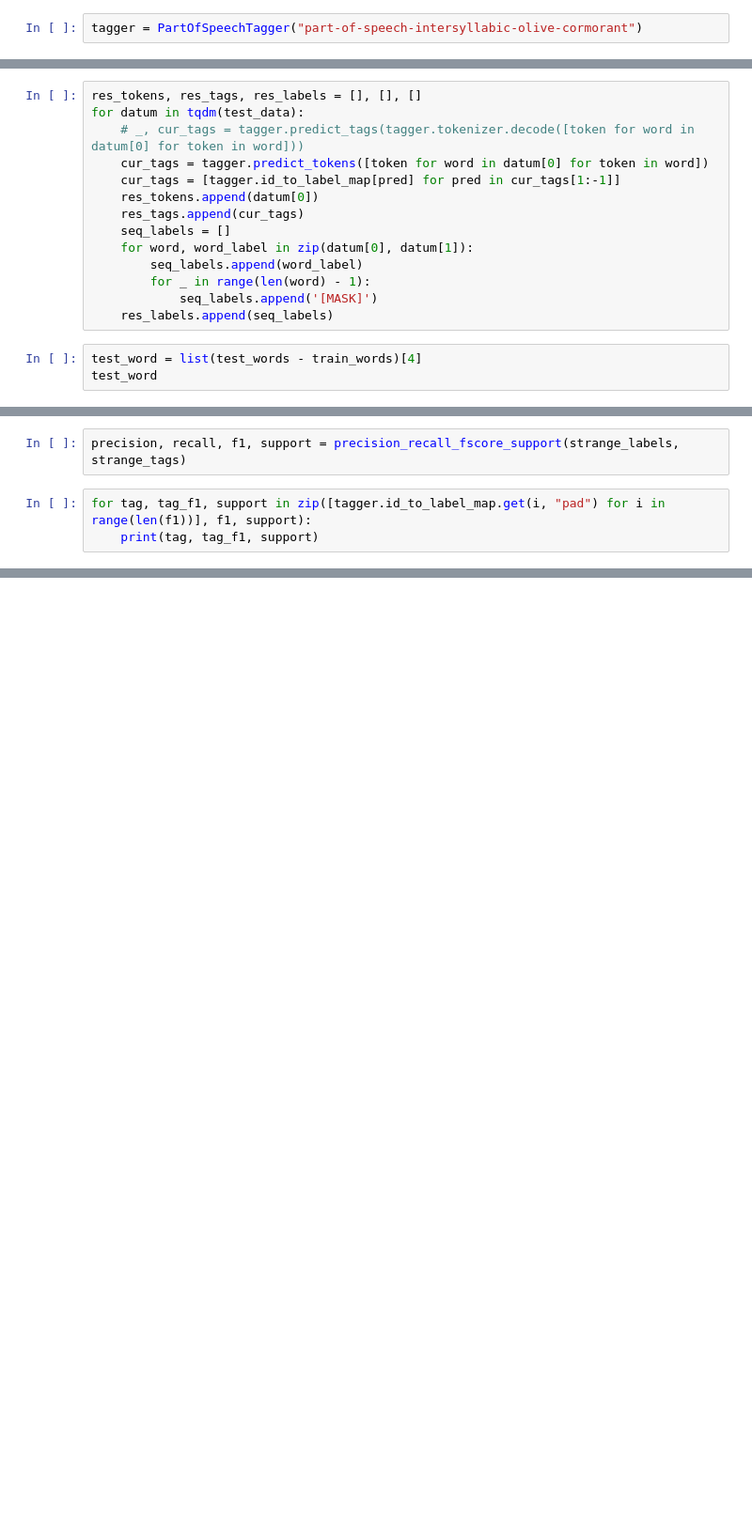
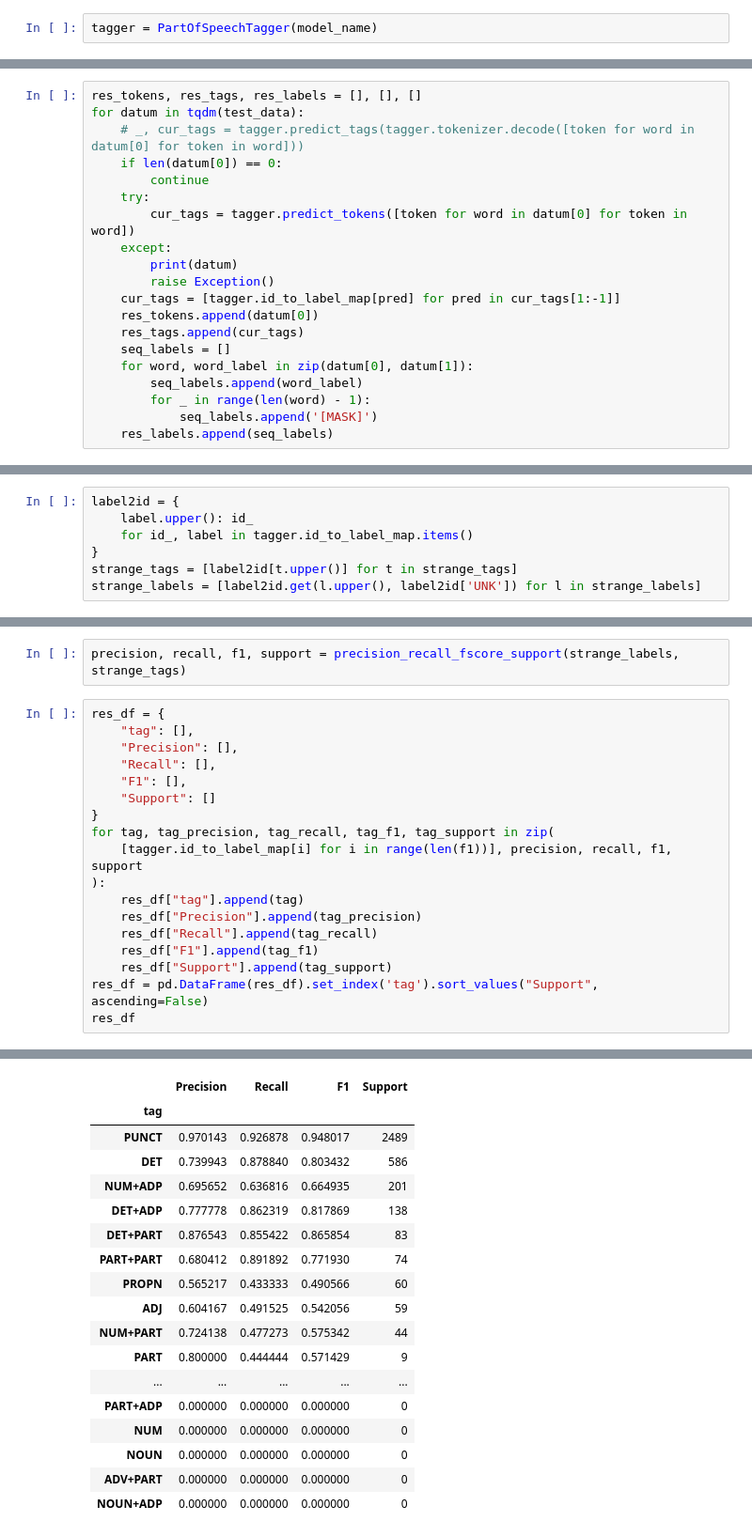
Before and after one commit to CompassionAI/manas, a Jupyter notebook: notebooks/PoS evaluation.ipynb, the cells around one changed output, grey strips where cells are left out. Shown at 94% size. Drawn from its saved outputs; the diff is of its cells as text; blank space fills up the shorter version.

```diff
--- a/notebooks/PoS evaluation.ipynb
+++ b/notebooks/PoS evaluation.ipynb
@@ -38,4 +113,4 @@ from tqdm.auto import tqdm
 # %%
 from cai_manas.part_of_speech.pos_tagger import PartOfSpeechTagger
 # %%
-tagger = PartOfSpeechTagger("part-of-speech-intersyllabic-olive-cormorant")
+tagger = PartOfSpeechTagger(model_name)
@@ -49,7 +118,13 @@ tensor([[1, 2, 3, 4]])
 res_tokens, res_tags, res_labels = [], [], []
 for datum in tqdm(test_data):
     # _, cur_tags = tagger.predict_tags(tagger.tokenizer.decode([token for word in datum[0] for token in word]))
-    cur_tags = tagger.predict_tokens([token for word in datum[0] for token in word])
+    if len(datum[0]) == 0:
+        continue
+    try:
+        cur_tags = tagger.predict_tokens([token for word in datum[0] for token in word])
+    except:
+        print(datum)
+        raise Exception()
     cur_tags = [tagger.id_to_label_map[pred] for pred in cur_tags[1:-1]]
     res_tokens.append(datum[0])
     res_tags.append(cur_tags)
@@ -59,6 +134,3 @@ for datum in tqdm(test_data):
         for _ in range(len(word) - 1):
             seq_labels.append('[MASK]')
     res_labels.append(seq_labels)
-# %%
-test_word = list(test_words - train_words)[4]
-test_word
@@ -84,8 +149,30 @@ for test_word in tqdm(list(test_words - train_words)):
+# %%
+label2id = {
+    label.upper(): id_
+    for id_, label in tagger.id_to_label_map.items()
+}
+strange_tags = [label2id[t.upper()] for t in strange_tags]
+strange_labels = [label2id.get(l.upper(), label2id['UNK']) for l in strange_labels]
 # %%
 from sklearn.metrics import precision_recall_fscore_support
 # %%
 precision, recall, f1, support = precision_recall_fscore_support(strange_labels, strange_tags)
 # %%
-for tag, tag_f1, support in zip([tagger.id_to_label_map.get(i, "pad") for i in range(len(f1))], f1, support):
-    print(tag, tag_f1, support)
+res_df = {
+    "tag": [],
+    "Precision": [],
+    "Recall": [],
+    "F1": [],
+    "Support": []
+}
+for tag, tag_precision, tag_recall, tag_f1, tag_support in zip(
+    [tagger.id_to_label_map[i] for i in range(len(f1))], precision, recall, f1, support
+):
+    res_df["tag"].append(tag)
+    res_df["Precision"].append(tag_precision)
+    res_df["Recall"].append(tag_recall)
+    res_df["F1"].append(tag_f1)
+    res_df["Support"].append(tag_support)
+res_df = pd.DataFrame(res_df).set_index('tag').sort_values("Support", ascending=False)
+res_df
 # %% [output]
@@ -108,0 +179,18 @@ PUNCT 0.0 3
+|  | Precision | Recall | F1 | Support |
+| tag |  |  |  |  |
+| PUNCT | 0.970143 | 0.926878 | 0.948017 | 2489 |
+| DET | 0.739943 | 0.878840 | 0.803432 | 586 |
+| NUM+ADP | 0.695652 | 0.636816 | 0.664935 | 201 |
+| DET+ADP | 0.777778 | 0.862319 | 0.817869 | 138 |
+| DET+PART | 0.876543 | 0.855422 | 0.865854 | 83 |
+| PART+PART | 0.680412 | 0.891892 | 0.771930 | 74 |
+| PROPN | 0.565217 | 0.433333 | 0.490566 | 60 |
+| ADJ | 0.604167 | 0.491525 | 0.542056 | 59 |
+| NUM+PART | 0.724138 | 0.477273 | 0.575342 | 44 |
+| PART | 0.800000 | 0.444444 | 0.571429 | 9 |
+| ... | ... | ... | ... | ... |
+| PART+ADP | 0.000000 | 0.000000 | 0.000000 | 0 |
+| NUM | 0.000000 | 0.000000 | 0.000000 | 0 |
+| NOUN | 0.000000 | 0.000000 | 0.000000 | 0 |
+| ADV+PART | 0.000000 | 0.000000 | 0.000000 | 0 |
+| NOUN+ADP | 0.000000 | 0.000000 | 0.000000 | 0 |
```
Also changed, not shown: parts of 24 cells of this notebook.
